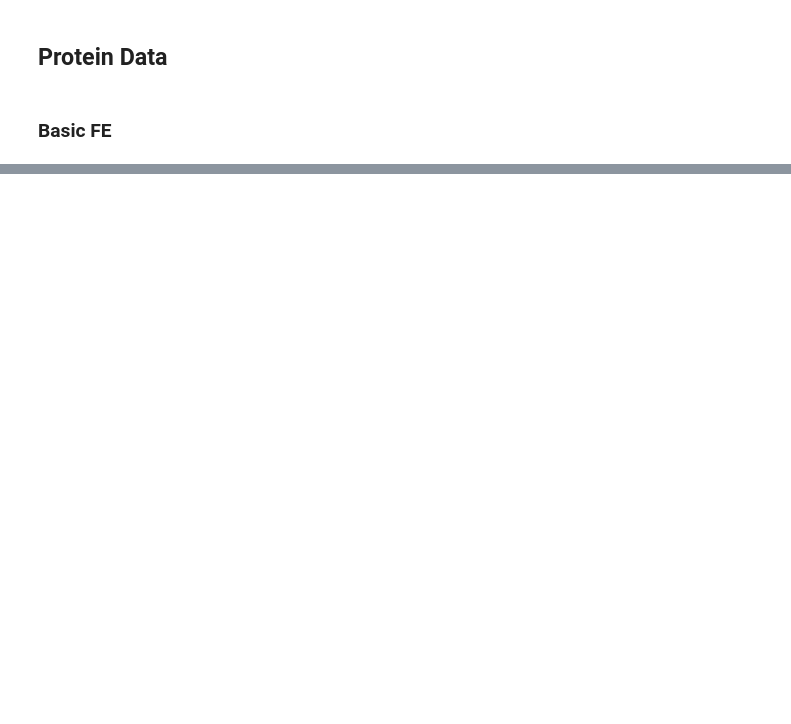
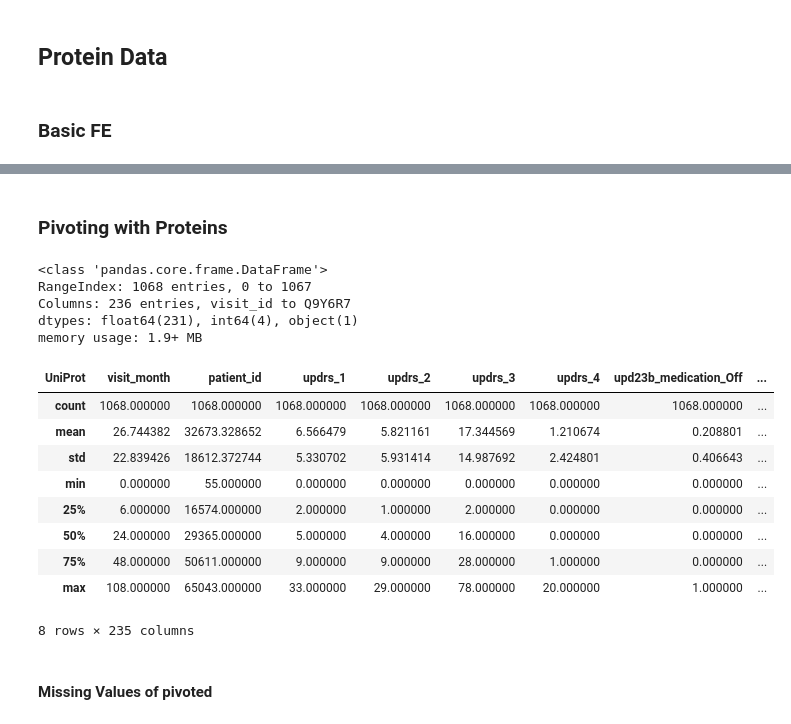
Before and after one commit to AlfredT15/AMP-Parkinsons, a Jupyter notebook: notebooks/feature_engineering.ipynb, the cells around one changed output, grey strips where cells are left out. Cells and saved outputs as stored; diff of their text form; code cells hidden in the pictures; blank space fills up the shorter version.

```diff
--- a/notebooks/feature_engineering.ipynb
+++ b/notebooks/feature_engineering.ipynb
@@ -33,0 +153,41 @@ protein = pd.read_csv("../data/train_proteins.csv")
+# %% [markdown]
+### Pivoting with Proteins
+# %%
+# Load the data from two files
+file1 = pd.read_csv('/home/alfred/Code/Kaggle/AMP-Parkinsons/data/imputed/train_clinical_imputed.csv')
+file2 = pd.read_csv('/home/alfred/Code/Kaggle/AMP-Parkinsons/data/train_proteins.csv')
+
+# Merge the dataframes based on visit_id, visit_month, and patient_id columns
+merged_df = pd.merge(file1, file2, on=['visit_id', 'visit_month', 'patient_id'])
+
+# Pivot the UniProt and NPX columns
+pivoted_df = merged_df.pivot(index=['visit_id', 'visit_month', 'patient_id', 'updrs_1', 'updrs_2', 'updrs_3', 'updrs_4', 'upd23b_medication_Off','upd23b_medication_On'], columns='UniProt', values='NPX')
+
+pivoted_df = pivoted_df.reset_index()
+pivoted_df = pivoted_df.sort_values(by='patient_id')
+# pivoted_df.head()
+pivoted_filled_df = pivoted_df.fillna(pivoted_df.mean())
+# pivoted_df.to_csv("/home/alfred/Code/Kaggle/AMP-Parkinsons/data/engineered/pivoted.csv")
+# %%
+pivoted_df.info()
+# %% [output]
+<class 'pandas.core.frame.DataFrame'>
+RangeIndex: 1068 entries, 0 to 1067
+Columns: 236 entries, visit_id to Q9Y6R7
+dtypes: float64(231), int64(4), object(1)
+memory usage: 1.9+ MB
+# %%
+pivoted_df.describe()
+# %% [output]
+| UniProt | visit_month | patient_id | updrs_1 | updrs_2 | updrs_3 | updrs_4 | upd23b_medication_Off | ... |
+| count | 1068.000000 | 1068.000000 | 1068.000000 | 1068.000000 | 1068.000000 | 1068.000000 | 1068.000000 | ... |
+| mean | 26.744382 | 32673.328652 | 6.566479 | 5.821161 | 17.344569 | 1.210674 | 0.208801 | ... |
+| std | 22.839426 | 18612.372744 | 5.330702 | 5.931414 | 14.987692 | 2.424801 | 0.406643 | ... |
+| min | 0.000000 | 55.000000 | 0.000000 | 0.000000 | 0.000000 | 0.000000 | 0.000000 | ... |
+| 25% | 6.000000 | 16574.000000 | 2.000000 | 1.000000 | 2.000000 | 0.000000 | 0.000000 | ... |
+| 50% | 24.000000 | 29365.000000 | 5.000000 | 4.000000 | 16.000000 | 0.000000 | 0.000000 | ... |
+| 75% | 48.000000 | 50611.000000 | 9.000000 | 9.000000 | 28.000000 | 1.000000 | 0.000000 | ... |
+| max | 108.000000 | 65043.000000 | 33.000000 | 29.000000 | 78.000000 | 20.000000 | 1.000000 | ... |
+8 rows × 235 columns
+# %% [markdown]
+#### Missing Values of pivoted
```
Also changed, not shown: parts of 36 cells of this notebook, 25 other files.
